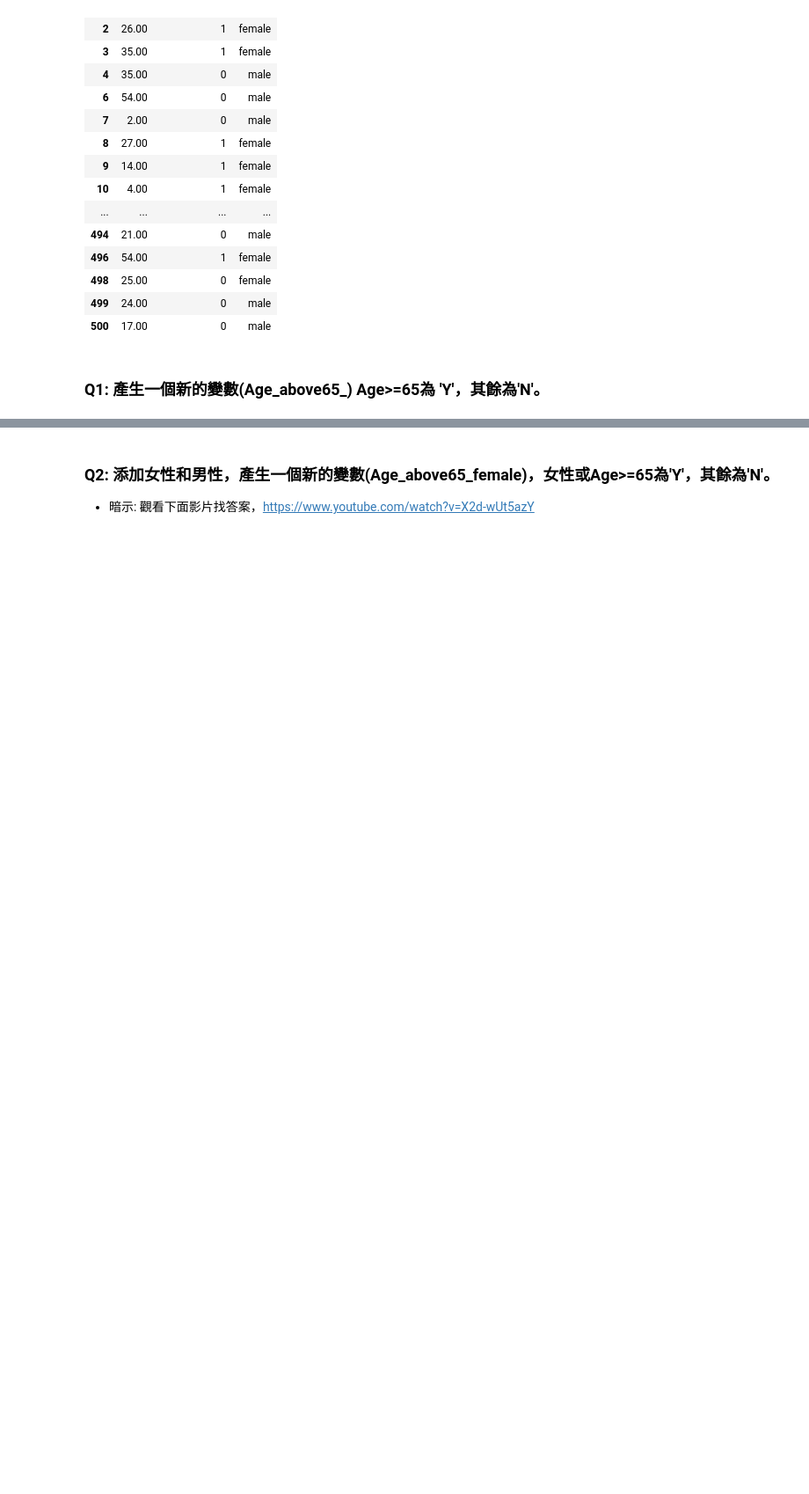
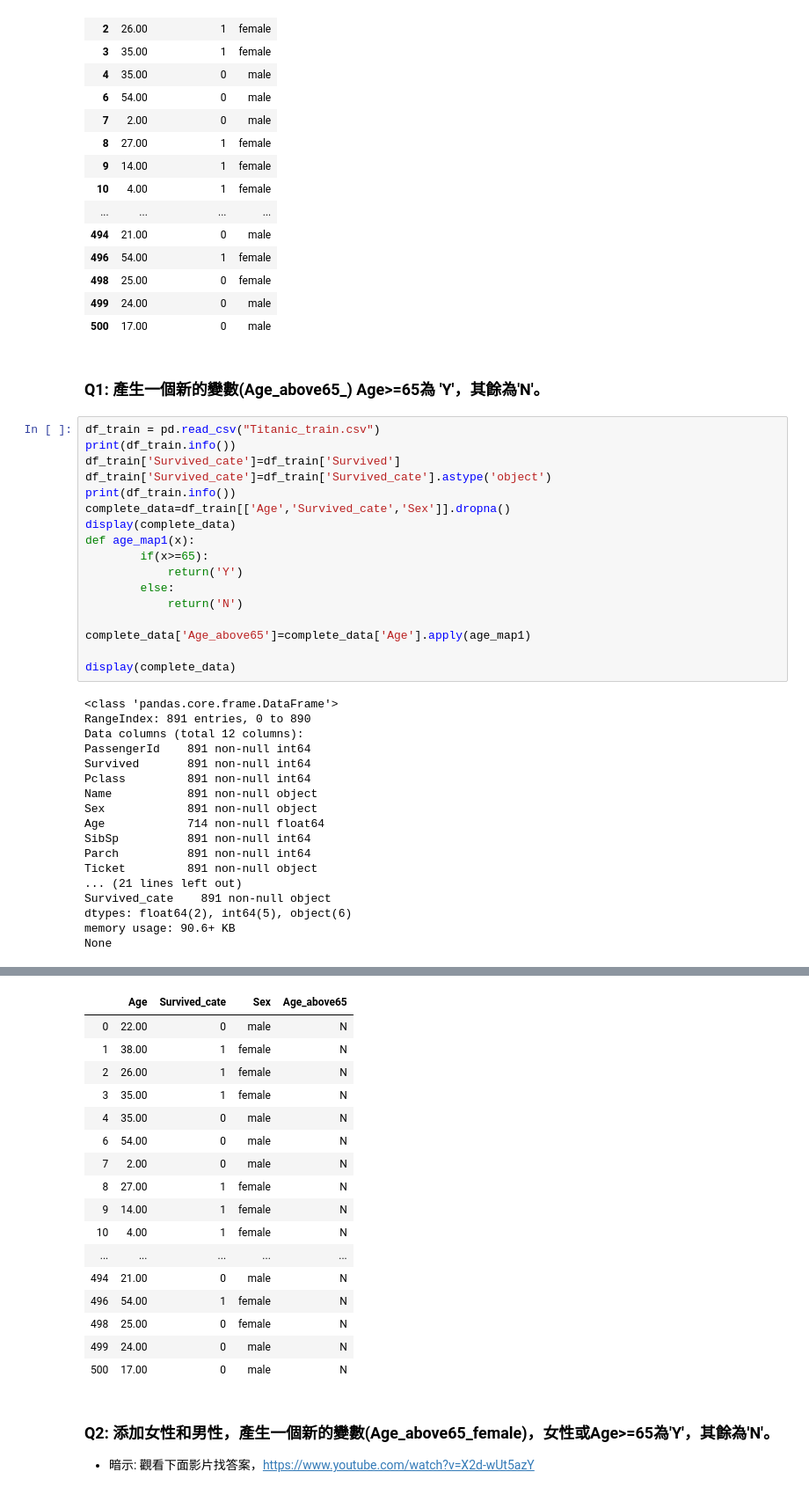
Before and after one commit to Gordon-jia/ML100Days, a Jupyter notebook: homework/day039.ipynb, the cells around one changed output, grey strips where cells are left out. Shown at 88% size. Cells and saved outputs as stored; diff of their text form; blank space fills up the shorter version.

```diff
--- a/homework/day039.ipynb
+++ b/homework/day039.ipynb
@@ -107,3 +107,38 @@ display(complete_data)
 | 500 | 17.00 | 0 | male |
 # %% [markdown]
 ### Q1: 產生一個新的變數(Age_above65_) Age>=65為 'Y'，其餘為'N'。
+# %%
+df_train = pd.read_csv("Titanic_train.csv")
+print(df_train.info())
+df_train['Survived_cate']=df_train['Survived']
+df_train['Survived_cate']=df_train['Survived_cate'].astype('object')
+print(df_train.info())
+complete_data=df_train[['Age','Survived_cate','Sex']].dropna()
+display(complete_data)
+def age_map1(x):
+        if(x>=65):
+            return('Y')
+        else:
+            return('N')
+
+complete_data['Age_above65']=complete_data['Age'].apply(age_map1)
+
+display(complete_data)
+# %% [output]
+<class 'pandas.core.frame.DataFrame'>
+RangeIndex: 891 entries, 0 to 890
+Data columns (total 12 columns):
+PassengerId    891 non-null int64
+Survived       891 non-null int64
+Pclass         891 non-null int64
+Name           891 non-null object
+Sex            891 non-null object
+Age            714 non-null float64
+SibSp          891 non-null int64
+Parch          891 non-null int64
+Ticket         891 non-null object
+... (21 lines left out)
+Survived_cate    891 non-null object
+dtypes: float64(2), int64(5), object(6)
+memory usage: 90.6+ KB
+None
@@ -110,3 +162,20 @@ display(complete_data)
+|  | Age | Survived_cate | Sex | Age_above65 |
+| 0 | 22.00 | 0 | male | N |
+| 1 | 38.00 | 1 | female | N |
+| 2 | 26.00 | 1 | female | N |
+| 3 | 35.00 | 1 | female | N |
+| 4 | 35.00 | 0 | male | N |
+| 6 | 54.00 | 0 | male | N |
+| 7 | 2.00 | 0 | male | N |
+| 8 | 27.00 | 1 | female | N |
+| 9 | 14.00 | 1 | female | N |
+| 10 | 4.00 | 1 | female | N |
+| ... | ... | ... | ... | ... |
+| 494 | 21.00 | 0 | male | N |
+| 496 | 54.00 | 1 | female | N |
+| 498 | 25.00 | 0 | female | N |
+| 499 | 24.00 | 0 | male | N |
+| 500 | 17.00 | 0 | male | N |
 # %% [markdown]
 ### Q2: 添加女性和男性，產生一個新的變數(Age_above65_female)，女性或Age>=65為'Y'，其餘為'N'。
 * 暗示: 觀看下面影片找答案，https://www.youtube.com/watch?v=X2d-wUt5azY
```
Also changed, not shown: parts of 4 cells of this notebook.
